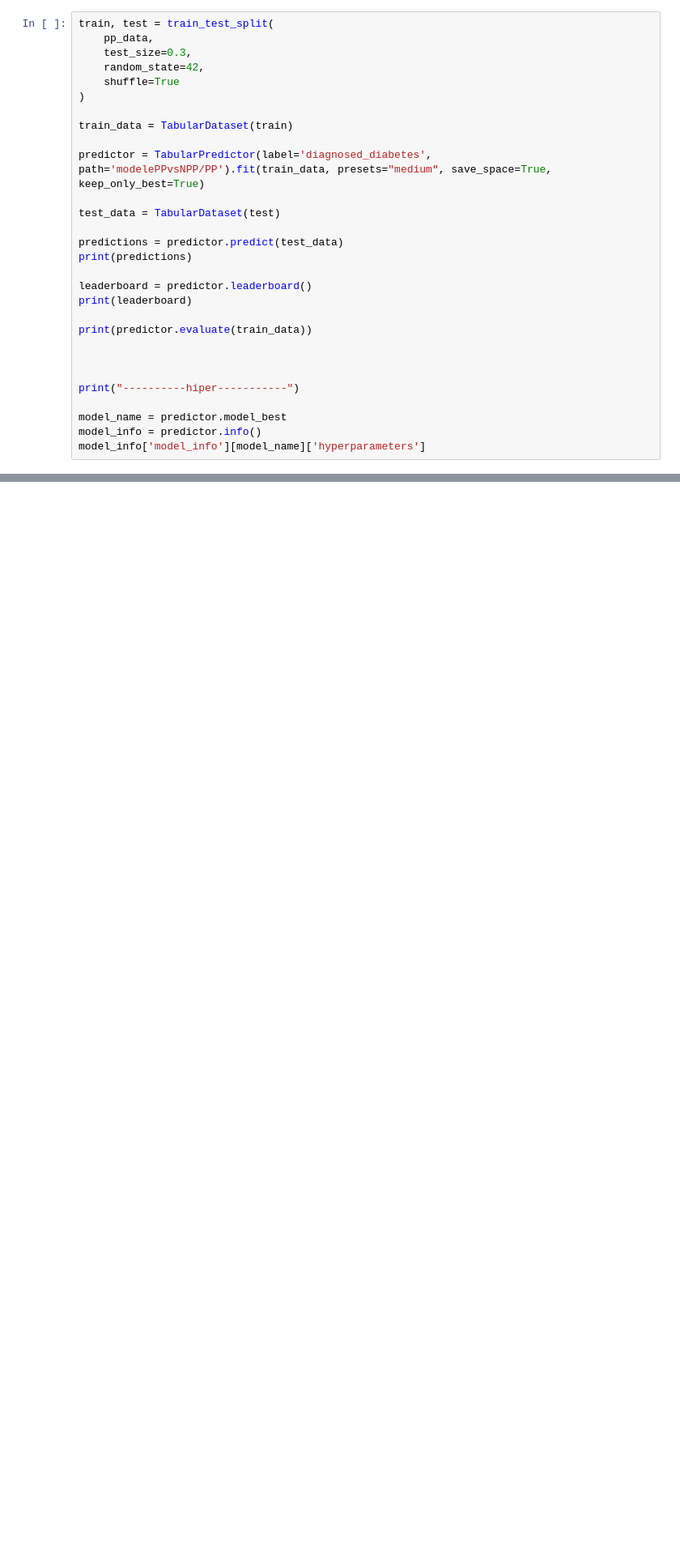
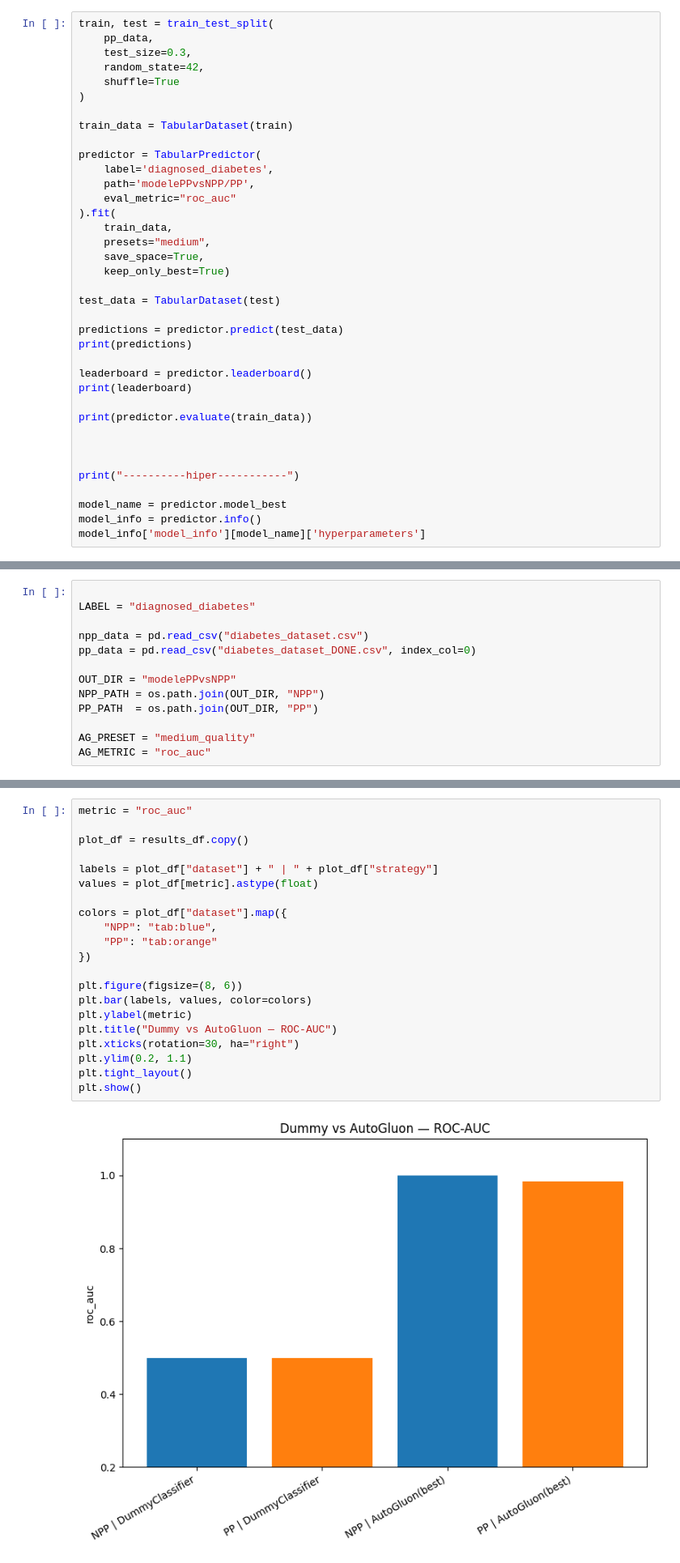
Before and after one commit to VladRost/suml_15_grupa5, a Jupyter notebook: ProgramPPvNPP.ipynb, the cells around one changed output, grey strips where cells are left out. Shown at 81% size. Saved outputs shown, nothing was run; the diff lists cells and outputs as text; blank space fills up the shorter version.

```diff
--- a/ProgramPPvNPP.ipynb
+++ b/ProgramPPvNPP.ipynb
@@ -147,7 +282,15 @@ train, test = train_test_split(
 
 train_data = TabularDataset(train)
 
-predictor = TabularPredictor(label='diagnosed_diabetes', path='modelePPvsNPP/PP').fit(train_data, presets="medium", save_space=True, keep_only_best=True)
+predictor = TabularPredictor(
+    label='diagnosed_diabetes',
+    path='modelePPvsNPP/PP',
+    eval_metric="roc_auc"
+).fit(
+    train_data,
+    presets="medium",
+    save_space=True,
+    keep_only_best=True)
 
 test_data = TabularDataset(test)
 
@@ -211,0 +365,13 @@ Name: diagnosed_diabetes, Length: 24892, dtype: float64
+# %%
+
+LABEL = "diagnosed_diabetes"
+
+npp_data = pd.read_csv("diabetes_dataset.csv")
+pp_data = pd.read_csv("diabetes_dataset_DONE.csv", index_col=0)
+
+OUT_DIR = "modelePPvsNPP"
+NPP_PATH = os.path.join(OUT_DIR, "NPP")
+PP_PATH  = os.path.join(OUT_DIR, "PP")
+
+AG_PRESET = "medium_quality"
+AG_METRIC = "roc_auc"
@@ -211,0 +439,23 @@ Name: diagnosed_diabetes, Length: 24892, dtype: float64
+# %%
+metric = "roc_auc"
+
+plot_df = results_df.copy()
+
+labels = plot_df["dataset"] + " | " + plot_df["strategy"]
+values = plot_df[metric].astype(float)
+
+colors = plot_df["dataset"].map({
+    "NPP": "tab:blue",
+    "PP": "tab:orange"
+})
+
+plt.figure(figsize=(8, 6))
+plt.bar(labels, values, color=colors)
+plt.ylabel(metric)
+plt.title("Dummy vs AutoGluon — ROC-AUC")
+plt.xticks(rotation=30, ha="right")
+plt.ylim(0.2, 1.1)
+plt.tight_layout()
+plt.show()
+# %% [output]
+[figure, added]
```
Also changed, not shown: parts of 9 cells of this notebook, 4 other files.
